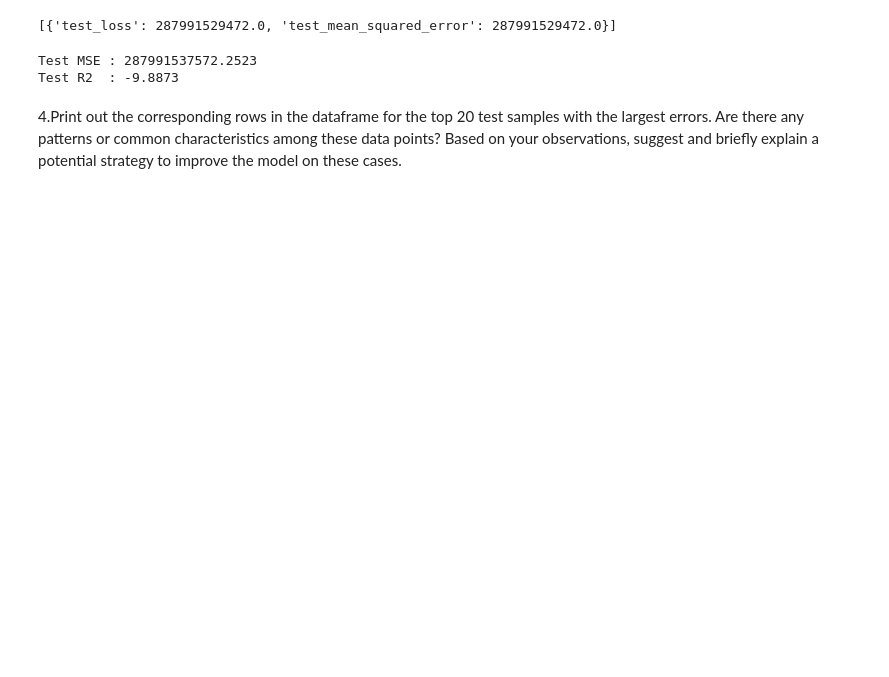
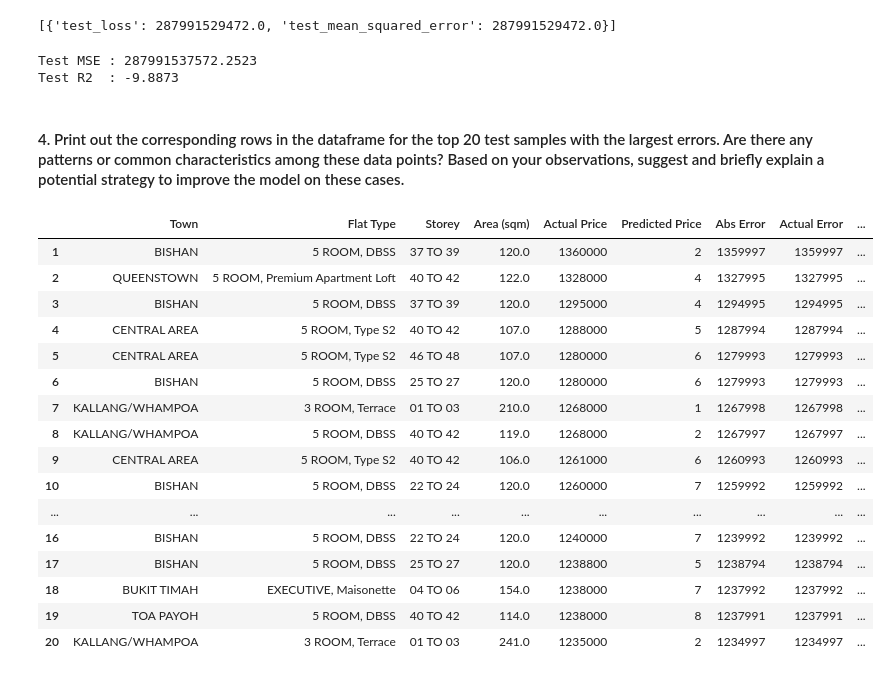
Before and after one commit to Paier05/SC4001_Assignment, a Jupyter notebook: Tan_MingHao_PartB_1.ipynb, the cells around one changed output. Saved outputs shown, nothing was run; the diff lists cells and outputs as text; code cells hidden in the pictures; blank space fills up the shorter version.

```diff
--- a/Tan_MingHao_PartB_1.ipynb
+++ b/Tan_MingHao_PartB_1.ipynb
@@ -302,4 +302,4 @@ print(f"Test R2  : {r2:.4f}")
 Test MSE : 287991537572.2523
 Test R2  : -9.8873
 # %% [markdown]
-4.Print out the corresponding rows in the dataframe for the top 20 test samples with the largest errors. Are there any patterns or common characteristics among these data points? Based on your observations, suggest and briefly explain a potential strategy to improve the model on these cases.
+#### 4. Print out the corresponding rows in the dataframe for the top 20 test samples with the largest errors. Are there any patterns or common characteristics among these data points? Based on your observations, suggest and briefly explain a potential strategy to improve the model on these cases.
@@ -307,0 +306,59 @@ Test R2  : -9.8873
+# %%
+# ── Get predictions and calculate errors ───────────────────────────
+test_df_copy = test_df.copy().reset_index(drop=True)
+test_df_copy['predicted_price'] = pred_df['resale_price_prediction'].values
+test_df_copy['error']           = abs(test_df_copy['resale_price'] - test_df_copy['predicted_price'])
+test_df_copy['actual_error']    = test_df_copy['resale_price'] - test_df_copy['predicted_price']
+test_df_copy['error_pct']       = (test_df_copy['error'] / test_df_copy['resale_price'] * 100).round(2)
+
+# ── Top 20 largest errors as DataFrame ────────────────────────────
+top20_errors = test_df_copy.nlargest(20, 'error')[[
+    'town',
+    'flat_model_type',
+    'storey_range',
+    'floor_area_sqm',
+    'resale_price',
+    'predicted_price',
+    'error',
+    'actual_error',
+    'error_pct'
+]].reset_index(drop=True)
+
+top20_errors.index += 1
+
+# ── Format for better readability ─────────────────────────────────
+top20_errors['resale_price']    = top20_errors['resale_price'].astype(int)
+top20_errors['predicted_price'] = top20_errors['predicted_price'].astype(int)
+top20_errors['error']           = top20_errors['error'].astype(int)
+top20_errors['actual_error']    = top20_errors['actual_error'].astype(int)
+top20_errors.rename(columns={
+    'town'            : 'Town',
+    'flat_model_type' : 'Flat Type',
+    'storey_range'    : 'Storey',
+    'floor_area_sqm'  : 'Area (sqm)',
+    'resale_price'    : 'Actual Price',
+    'predicted_price' : 'Predicted Price',
+    'error'           : 'Abs Error',
+    'actual_error'    : 'Actual Error',
+    'error_pct'       : 'Error %'
+}, inplace=True)
+
+top20_errors
+# %% [output]
+|  | Town | Flat Type | Storey | Area (sqm) | Actual Price | Predicted Price | Abs Error | Actual Error | ... |
+| 1 | BISHAN | 5 ROOM, DBSS | 37 TO 39 | 120.0 | 1360000 | 2 | 1359997 | 1359997 | ... |
+| 2 | QUEENSTOWN | 5 ROOM, Premium Apartment Loft | 40 TO 42 | 122.0 | 1328000 | 4 | 1327995 | 1327995 | ... |
+| 3 | BISHAN | 5 ROOM, DBSS | 37 TO 39 | 120.0 | 1295000 | 4 | 1294995 | 1294995 | ... |
+| 4 | CENTRAL AREA | 5 ROOM, Type S2 | 40 TO 42 | 107.0 | 1288000 | 5 | 1287994 | 1287994 | ... |
+| 5 | CENTRAL AREA | 5 ROOM, Type S2 | 46 TO 48 | 107.0 | 1280000 | 6 | 1279993 | 1279993 | ... |
+| 6 | BISHAN | 5 ROOM, DBSS | 25 TO 27 | 120.0 | 1280000 | 6 | 1279993 | 1279993 | ... |
+| 7 | KALLANG/WHAMPOA | 3 ROOM, Terrace | 01 TO 03 | 210.0 | 1268000 | 1 | 1267998 | 1267998 | ... |
+| 8 | KALLANG/WHAMPOA | 5 ROOM, DBSS | 40 TO 42 | 119.0 | 1268000 | 2 | 1267997 | 1267997 | ... |
+| 9 | CENTRAL AREA | 5 ROOM, Type S2 | 40 TO 42 | 106.0 | 1261000 | 6 | 1260993 | 1260993 | ... |
+| 10 | BISHAN | 5 ROOM, DBSS | 22 TO 24 | 120.0 | 1260000 | 7 | 1259992 | 1259992 | ... |
+| ... | ... | ... | ... | ... | ... | ... | ... | ... | ... |
+| 16 | BISHAN | 5 ROOM, DBSS | 22 TO 24 | 120.0 | 1240000 | 7 | 1239992 | 1239992 | ... |
+| 17 | BISHAN | 5 ROOM, DBSS | 25 TO 27 | 120.0 | 1238800 | 5 | 1238794 | 1238794 | ... |
+| 18 | BUKIT TIMAH | EXECUTIVE, Maisonette | 04 TO 06 | 154.0 | 1238000 | 7 | 1237992 | 1237992 | ... |
+| 19 | TOA PAYOH | 5 ROOM, DBSS | 40 TO 42 | 114.0 | 1238000 | 8 | 1237991 | 1237991 | ... |
+| 20 | KALLANG/WHAMPOA | 3 ROOM, Terrace | 01 TO 03 | 241.0 | 1235000 | 2 | 1234997 | 1234997 | ... |
```
Also changed, not shown: parts of 1 cell of this notebook.
